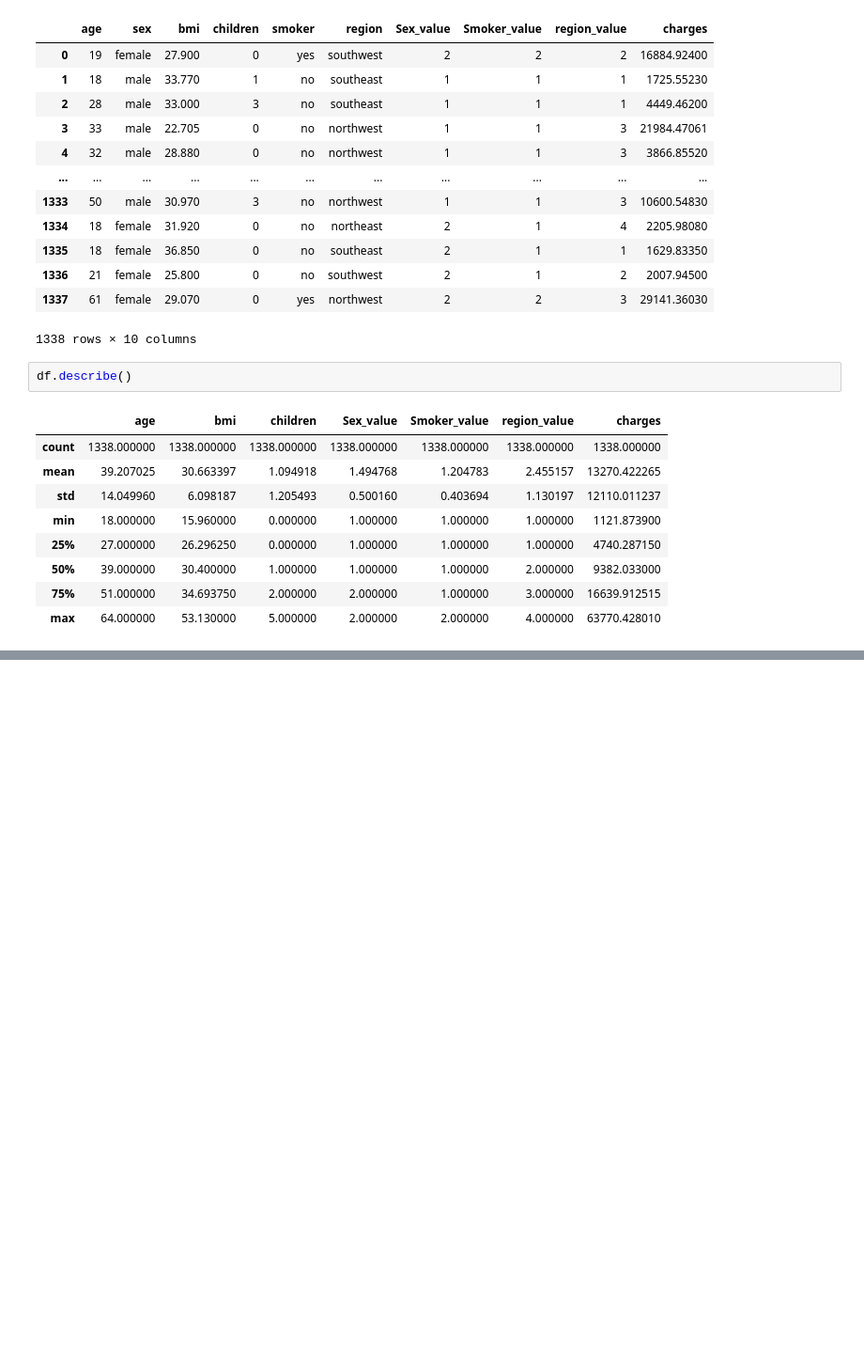
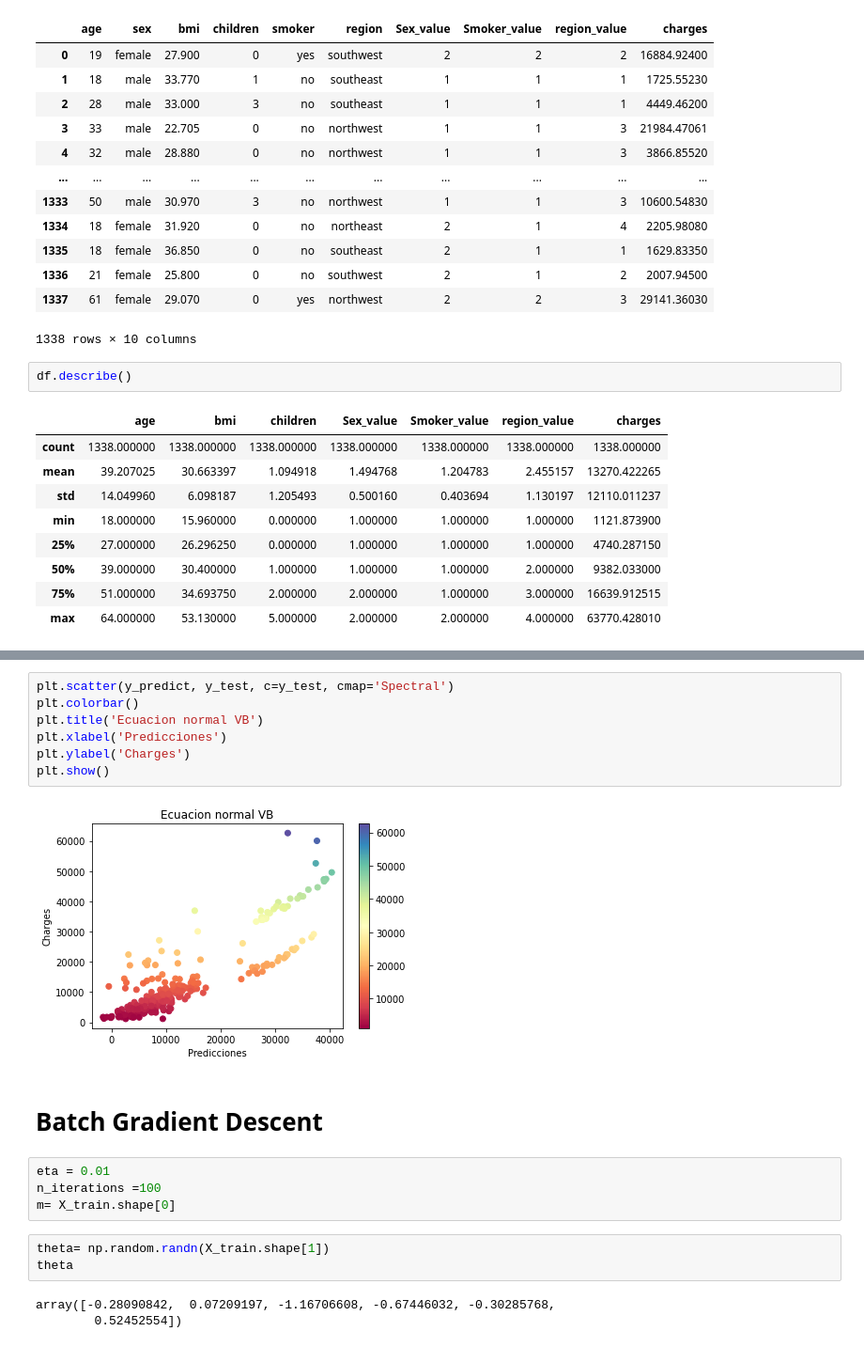
Before and after one commit to SeisCaras/Proyecto1_aprendizaje, a Jupyter notebook: seguros.ipynb, the cells around one changed output, grey strips where cells are left out. Shown at 94% size. Drawn from its saved outputs; the diff is of its cells as text; blank space fills up the shorter version.

```diff
--- a/seguros.ipynb
+++ b/seguros.ipynb
@@ -137,0 +178,21 @@ plt.show()
+# %%
+plt.scatter(y_predict, y_test, c=y_test, cmap='Spectral')
+plt.colorbar()
+plt.title('Ecuacion normal VB')
+plt.xlabel('Predicciones')
+plt.ylabel('Charges')
+plt.show()
+# %% [output]
+[figure, added]
+# %% [markdown]
+# Batch Gradient Descent
+# %%
+eta = 0.01
+n_iterations =100
+m= X_train.shape[0]
+# %%
+theta= np.random.randn(X_train.shape[1])
+theta
+# %% [output]
+array([-0.28090842,  0.07209197, -1.16706608, -0.67446032, -0.30285768,
+        0.52452554])
```
Also changed, not shown: parts of 21 cells of this notebook.
